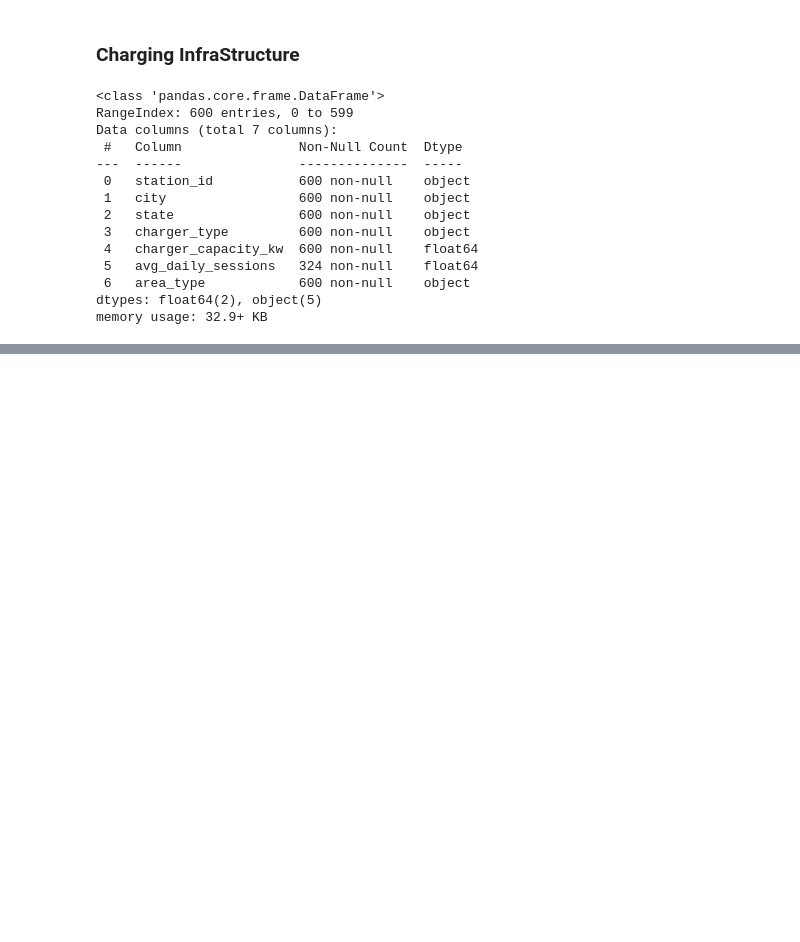
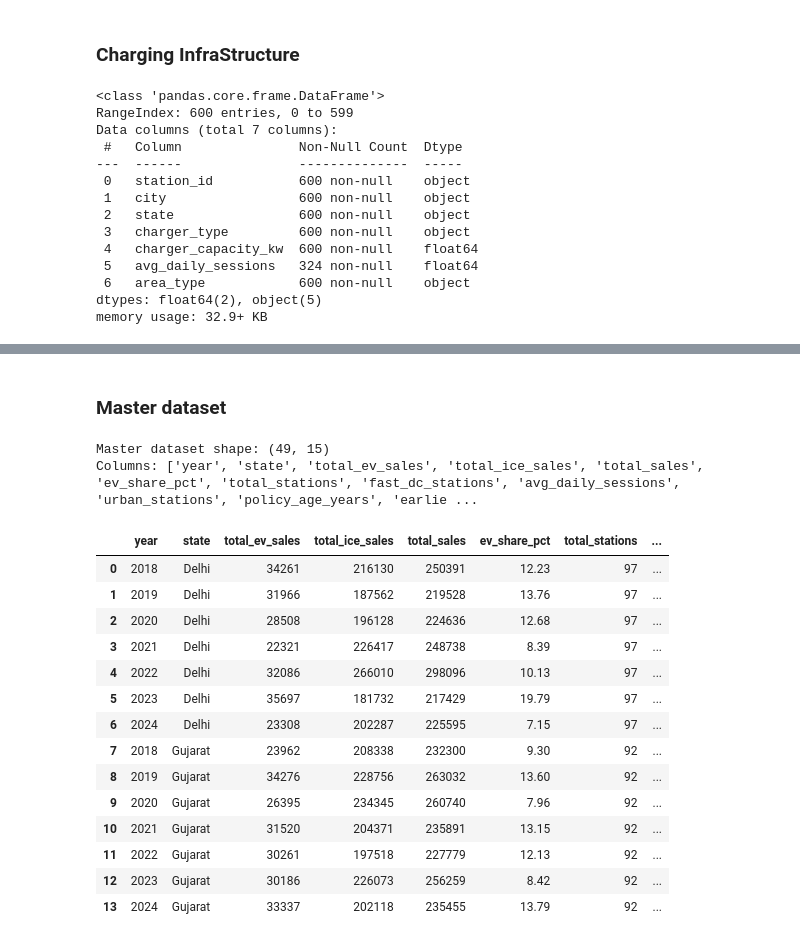
Before and after one commit to manasscodes/india-ev-adoption-analysis, a Jupyter notebook: notebooks/data-cleaning.ipynb, the cells around one changed output, grey strips where cells are left out. Saved outputs shown, nothing was run; the diff lists cells and outputs as text; code cells hidden in the pictures; blank space fills up the shorter version.

```diff
--- a/notebooks/data-analysis.ipynb
+++ b/notebooks/data-cleaning.ipynb
@@ -261,0 +563,55 @@ memory usage: 32.9+ KB
+# %% [markdown]
+### Master dataset
+# %%
+# Start with state-year level sales as the backbone
+master = sales.groupby(['year', 'state']).agg(
+    total_ev_sales  = ('ev_sales',       'sum'),
+    total_ice_sales = ('ice_sales',      'sum'),
+    total_sales     = ('total_sales',    'sum'),
+    ev_share_pct    = ('ev_share_pct',   'mean')
+).reset_index().round(2)
+
+# Join charging infrastructure
+master = master.merge(charging_state[['state', 'total_stations',
+                                       'fast_dc_stations',
+                                       'avg_daily_sessions',
+                                       'urban_stations']],
+                      on='state', how='left')
+
+# Join policy features
+master = master.merge(policy_state[['state', 'policy_age_years',
+                                     'earliest_policy_year',
+                                     'avg_incentive_rs',
+                                     'policy_count']],
+                      on='state', how='left')
+
+# Add time-aware policy feature
+# How many years has policy been active AT THIS specific year?
+master['years_policy_active'] = (master['year'] - master['earliest_policy_year']).clip(lower=0)
+
+# Sort cleanly
+master = master.sort_values(['state', 'year']).reset_index(drop=True)
+
+print('Master dataset shape:', master.shape)
+print('Columns:', list(master.columns))
+# %% [output]
+Master dataset shape: (49, 15)
+Columns: ['year', 'state', 'total_ev_sales', 'total_ice_sales', 'total_sales', 'ev_share_pct', 'total_stations', 'fast_dc_stations', 'avg_daily_sessions', 'urban_stations', 'policy_age_years', 'earlie ...
+# %%
+master.head(14)
+# %% [output]
+|  | year | state | total_ev_sales | total_ice_sales | total_sales | ev_share_pct | total_stations | ... |
+| 0 | 2018 | Delhi | 34261 | 216130 | 250391 | 12.23 | 97 | ... |
+| 1 | 2019 | Delhi | 31966 | 187562 | 219528 | 13.76 | 97 | ... |
+| 2 | 2020 | Delhi | 28508 | 196128 | 224636 | 12.68 | 97 | ... |
+| 3 | 2021 | Delhi | 22321 | 226417 | 248738 | 8.39 | 97 | ... |
+| 4 | 2022 | Delhi | 32086 | 266010 | 298096 | 10.13 | 97 | ... |
+| 5 | 2023 | Delhi | 35697 | 181732 | 217429 | 19.79 | 97 | ... |
+| 6 | 2024 | Delhi | 23308 | 202287 | 225595 | 7.15 | 97 | ... |
+| 7 | 2018 | Gujarat | 23962 | 208338 | 232300 | 9.30 | 92 | ... |
+| 8 | 2019 | Gujarat | 34276 | 228756 | 263032 | 13.60 | 92 | ... |
+| 9 | 2020 | Gujarat | 26395 | 234345 | 260740 | 7.96 | 92 | ... |
+| 10 | 2021 | Gujarat | 31520 | 204371 | 235891 | 13.15 | 92 | ... |
+| 11 | 2022 | Gujarat | 30261 | 197518 | 227779 | 12.13 | 92 | ... |
+| 12 | 2023 | Gujarat | 30186 | 226073 | 256259 | 8.42 | 92 | ... |
+| 13 | 2024 | Gujarat | 33337 | 202118 | 235455 | 13.79 | 92 | ... |
```
Also changed, not shown: parts of 25 cells of this notebook, 5 other files.
